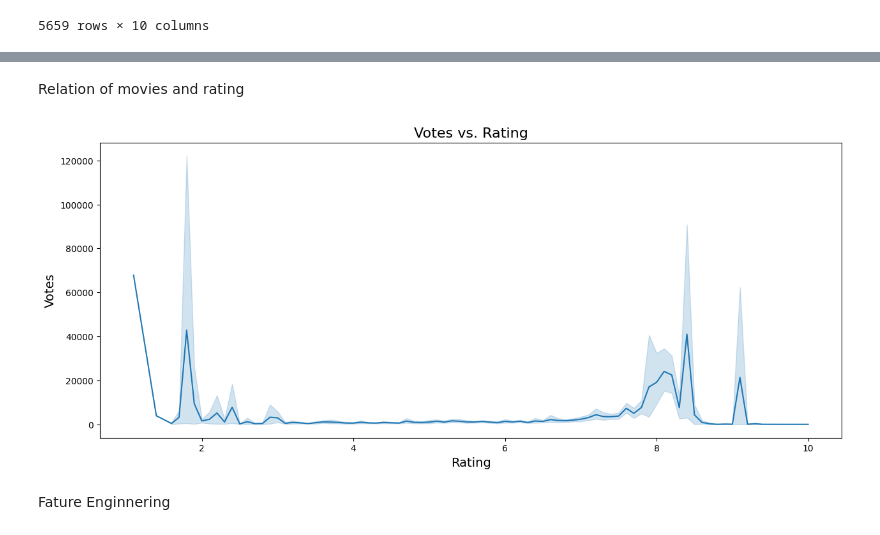
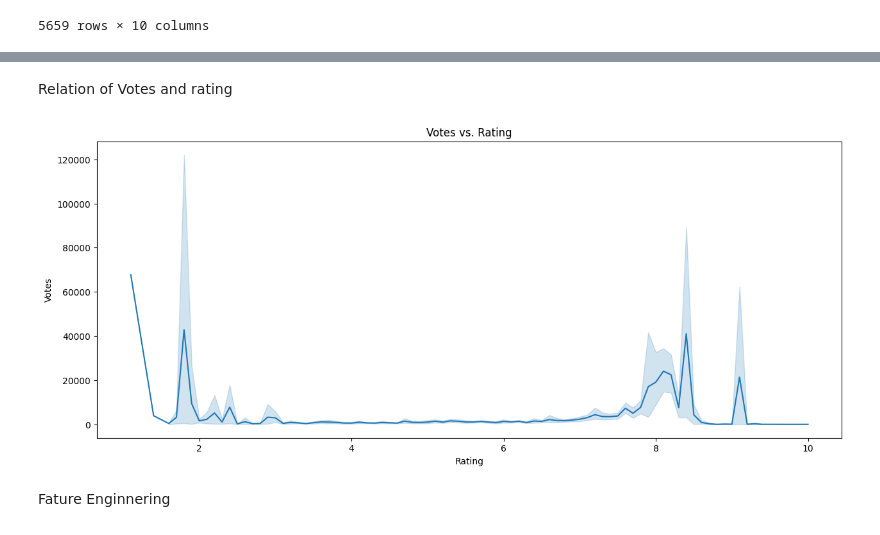
Before and after one commit to VISHAL-038/CodSoft, a Jupyter notebook: MOVIE_RATING_PREDICTION/movie_rating_prediction.ipynb, the cells around one changed output, grey strips where cells are left out. Cells and saved outputs as stored; diff of their text form; code cells hidden in the pictures.

```diff
--- a/MOVIE_RATING_PREDICTION/movie_rating_prediction.ipynb
+++ b/MOVIE_RATING_PREDICTION/movie_rating_prediction.ipynb
@@ -237,16 +250,14 @@ plt.show()
 # %% [markdown]
-Relation of movies and rating
+Relation of Votes and rating
 # %%
 plt.figure(figsize=(15,6))
 sns.lineplot(data=df, x='Rating', y='Votes')
-
-plt.title('Votes vs. Rating', fontsize=16)
-plt.xlabel('Rating', fontsize=14)
-plt.ylabel('Votes', fontsize=14)
-
+plt.title('Votes vs. Rating')
+plt.xlabel('Rating')
+plt.ylabel('Votes')
 plt.show()
 # %% [output]
-[figure, old version]
+[figure, new version]
 # %% [markdown]
 Fature Enginnering
 # %%
```
Also changed, not shown: parts of 8 cells of this notebook.
